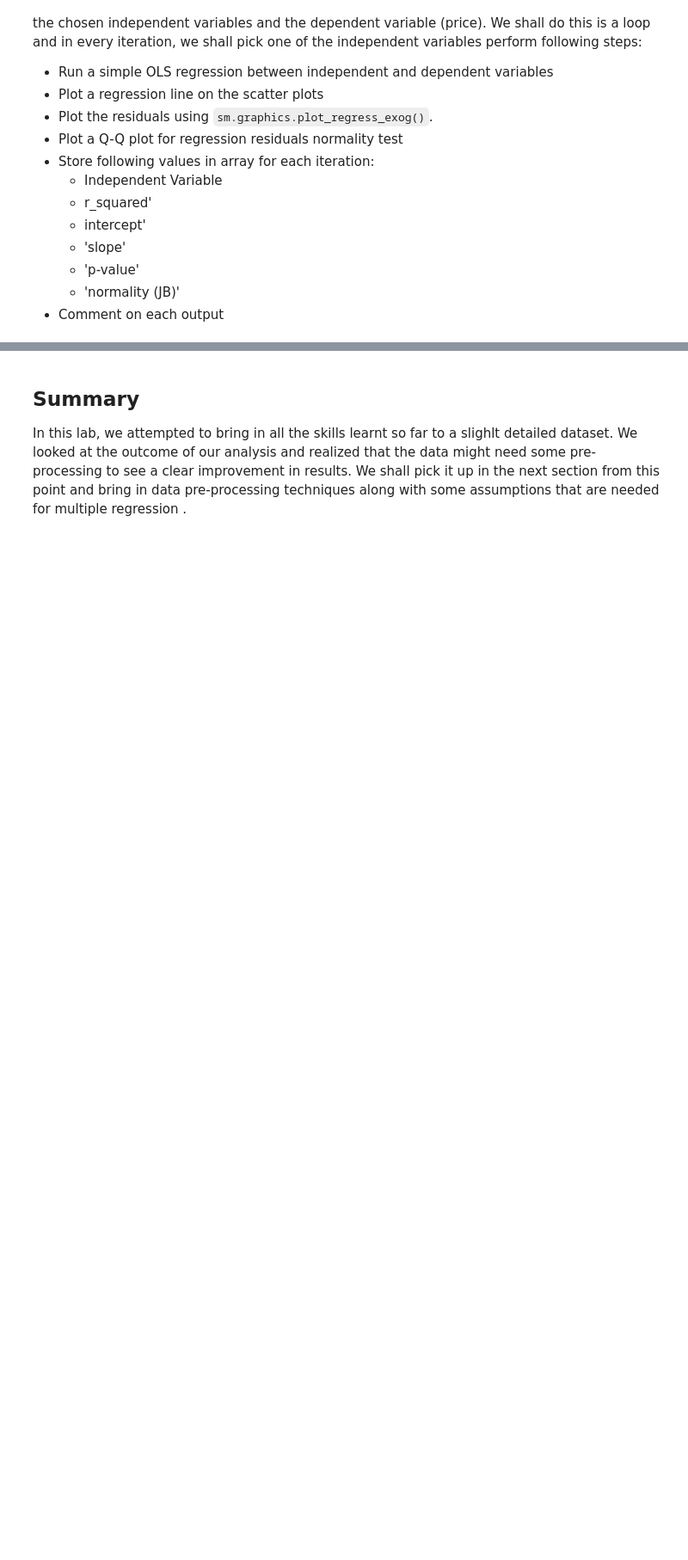
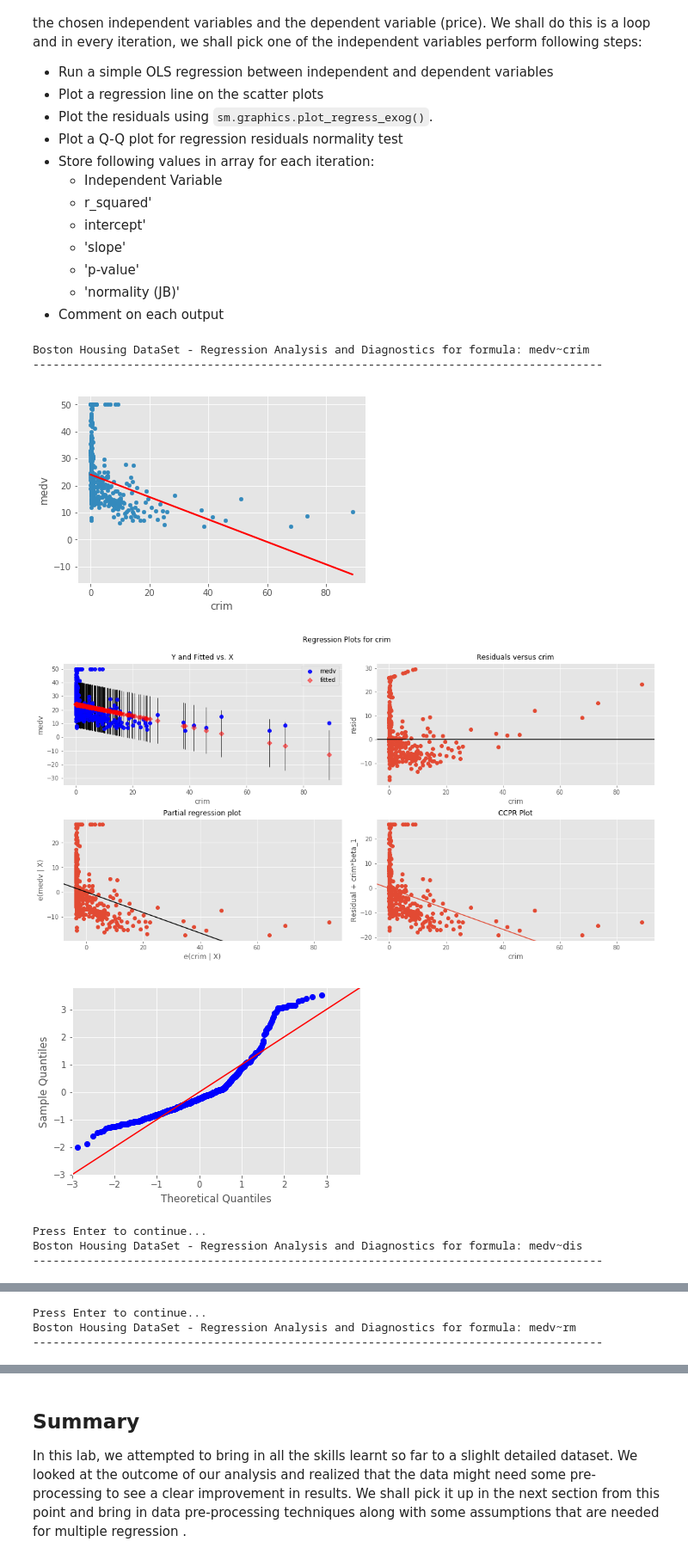
Before and after one commit to cpedrasa/dsc-01-10-16-regression-EOD-Lab-online-ds-sp-000, a Jupyter notebook: index.ipynb, the cells around one changed output, grey strips where cells are left out. Shown at 86% size. Saved outputs shown, nothing was run; the diff lists cells and outputs as text; code cells hidden in the pictures; blank space fills up the shorter version.

```diff
--- a/index.ipynb
+++ b/index.ipynb
@@ -112,30 +184,39 @@ Right here is the real deal. Let's perform a number of simple regression experim
 # %%
 # Your code here
 import statsmodels.api as sm
 import statsmodels.formula.api as smf
 import scipy.stats as stats
 import statsmodels.stats.api as sms
 
 
 
 results = [['ind_var', 'r_squared', 'intercept', 'slope', 'p-value', 'normality (JB)' ]]
 for idx, val in enumerate(['crim', 'dis', 'rm', 'zn', 'age']):
     print ("Boston Housing DataSet - Regression Analysis and Diagnostics for formula: medv~" + val)
     print ("-------------------------------------------------------------------------------------")
 
     f = 'medv~' + val
 #
-    model = smf.ols(formula=f, data=data).fit()
+    model = smf.ols(formula=f, data=df_new).fit()
 
-    X_new = pd.DataFrame({val: [data[val].min(), data[val].max()]});
+    X_new = pd.DataFrame({val: [df_new[val].min(), df_new[val].max()]});
     preds = model.predict(X_new)
     data.plot(kind='scatter', x=val, y='medv');
     plt.plot(X_new, preds, c='red', linewidth=2);
     plt.show()
     fig = plt.figure(figsize=(15,8))
     fig = sm.graphics.plot_regress_exog(model, val, fig=fig)
     fig = sm.graphics.qqplot(model.resid, dist=stats.norm, line='45', fit=True,   )
     plt.show()
 
     results.append([val, model.rsquared, model.params[0], model.params[1], model.pvalues[1], sms.jarque_bera(model.resid)[0] ])
     input("Press Enter to continue...")
+# %% [output]
+Boston Housing DataSet - Regression Analysis and Diagnostics for formula: medv~crim
+-------------------------------------------------------------------------------------
+[figure, added]
+[figure, added]
+[figure, added]
+Press Enter to continue...
+Boston Housing DataSet - Regression Analysis and Diagnostics for formula: medv~dis
+-------------------------------------------------------------------------------------
@@ -141,0 +226,3 @@ for idx, val in enumerate(['crim', 'dis', 'rm', 'zn', 'age']):
+Press Enter to continue...
+Boston Housing DataSet - Regression Analysis and Diagnostics for formula: medv~rm
+-------------------------------------------------------------------------------------
```
Also changed, not shown: parts of 9 cells of this notebook.
